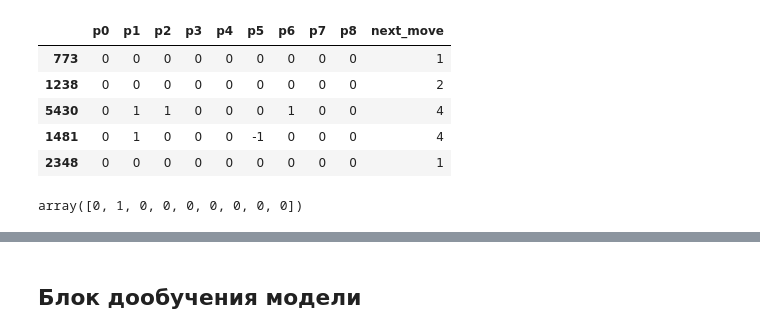
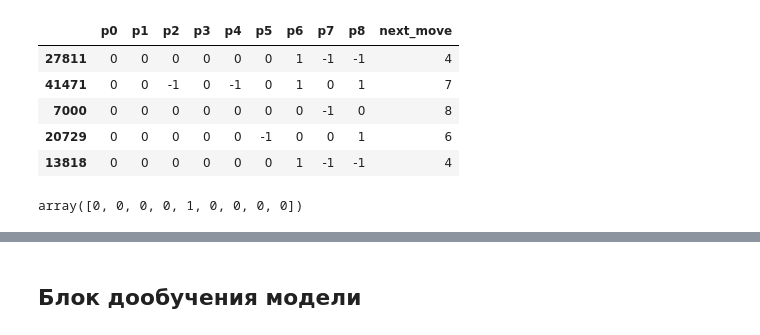
Before and after one commit to Green-seeker-of-interesting/tic-tac-toe, a Jupyter notebook: model/model.ipynb, the cells around one changed output, grey strips where cells are left out. Saved outputs shown, nothing was run; the diff lists cells and outputs as text; code cells hidden in the pictures.

```diff
--- a/model/model.ipynb
+++ b/model/model.ipynb
@@ -4,16 +4,16 @@ import numpy as np
 # %%
 index_for_df = ["p" + str(x) for x in range(9)]
 index_for_df.append("next_move")
-df = pd.read_csv('../games.csv').sample(frac=1)
+df = pd.read_csv('../games.csv').sample(frac=0.1)
 df.columns = index_for_df
 df.head()
 # %% [output]
 |  | p0 | p1 | p2 | p3 | p4 | p5 | p6 | p7 | p8 | next_move |
-| 773 | 0 | 0 | 0 | 0 | 0 | 0 | 0 | 0 | 0 | 1 |
-| 1238 | 0 | 0 | 0 | 0 | 0 | 0 | 0 | 0 | 0 | 2 |
-| 5430 | 0 | 1 | 1 | 0 | 0 | 0 | 1 | 0 | 0 | 4 |
-| 1481 | 0 | 1 | 0 | 0 | 0 | -1 | 0 | 0 | 0 | 4 |
-| 2348 | 0 | 0 | 0 | 0 | 0 | 0 | 0 | 0 | 0 | 1 |
+| 27811 | 0 | 0 | 0 | 0 | 0 | 0 | 1 | -1 | -1 | 4 |
+| 41471 | 0 | 0 | -1 | 0 | -1 | 0 | 1 | 0 | 1 | 7 |
+| 7000 | 0 | 0 | 0 | 0 | 0 | 0 | 0 | -1 | 0 | 8 |
+| 20729 | 0 | 0 | 0 | 0 | 0 | -1 | 0 | 0 | 1 | 6 |
+| 13818 | 0 | 0 | 0 | 0 | 0 | 0 | 1 | -1 | -1 | 4 |
 # %%
 def disclosure_to_vector(train:np.ndarray)-> np.ndarray:
     out = []
@@ -32,7 +32,7 @@ x_train = df.drop(columns=['next_move']).values
 # %%
 y_train[0]
 # %% [output]
-array([0, 1, 0, 0, 0, 0, 0, 0, 0])
+array([0, 0, 0, 0, 1, 0, 0, 0, 0])
 # %%
 from keras.models import Sequential, model_from_json
 from keras.layers.core import Dense;
```
Also changed, not shown: parts of 11 cells of this notebook, 13 other files.
